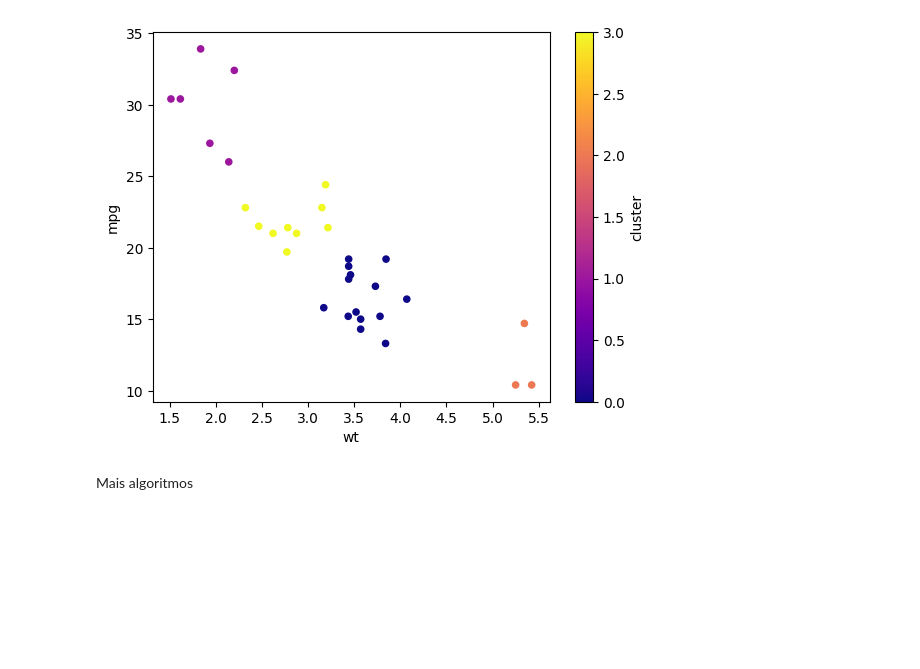
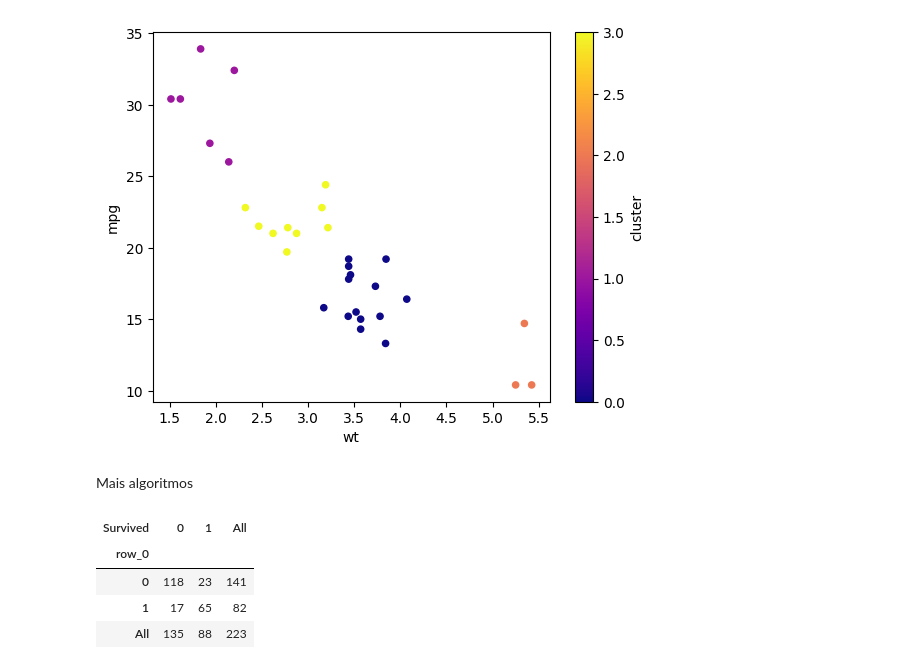
Before and after one commit to minipri/Fiap_BigData, a Jupyter notebook: Cluster.ipynb, the cells around one changed output. Saved outputs shown, nothing was run; the diff lists cells and outputs as text; code cells hidden in the pictures; blank space fills up the shorter version.

```diff
--- a/Cluster.ipynb
+++ b/Cluster.ipynb
@@ -45,3 +45,44 @@ df.plot.scatter(x='wt', y='mpg', c='cluster' , colormap ='plasma')
 [figure]
 # %% [markdown]
 Mais algoritmos
+# %%
+import pandas as pd
+from sklearn.model_selection import train_test_split
+from sklearn.ensemble import RandomForestClassifier
+
+# 1.Carga de Dados
+df = pd.read_csv('https://raw.githubusercontent.com/diogenesjusto/FIAP/master/Gradua%C3%A7%C3%A3o/dados/dados_arvore_titanic.csv')
+
+# 2. Análise exploratória
+# Construção Dummy Sex
+dummies_Sex = pd.get_dummies(df['Sex'])
+df['SexFemale'] = dummies_Sex['female']
+
+# Construção Dummy Pclass
+dummies_Pclass = pd.get_dummies(df['Pclass'], prefix='c')
+df['Pclass1'] = dummies_Pclass['c_1']
+df['Pclass2'] = dummies_Pclass['c_2']
+
+# Tratamento de dados - preenchimento de idades nulas
+ageMed = df['Age'].mean()
+df['Age'] = df['Age'].fillna(ageMed)
+
+# 3. Separação de Treino e Teste #
+X_treino, X_teste, Y_treino, Y_teste = train_test_split( df[['SexFemale']], df['Survived'], test_size=0.25, random_state=33 )
+X_treino, X_teste, Y_treino, Y_teste = train_test_split( df[['SexFemale','Age','Pclass1', 'Pclass2']], df['Survived'], test_size=0.25 )
+
+# 4. model
+mod = RandomForestClassifier()
+mod = mod.fit(X_treino, Y_treino)
+
+# 5. Previsão
+Y_prev = mod.predict(X_teste)
+
+# Avaliação de previsões em classificadores
+pd.crosstab(Y_prev, Y_teste, margins=True)
+# %% [output]
+| Survived | 0 | 1 | All |
+| row_0 |  |  |  |
+| 0 | 118 | 23 | 141 |
+| 1 | 17 | 65 | 82 |
+| All | 135 | 88 | 223 |
```
